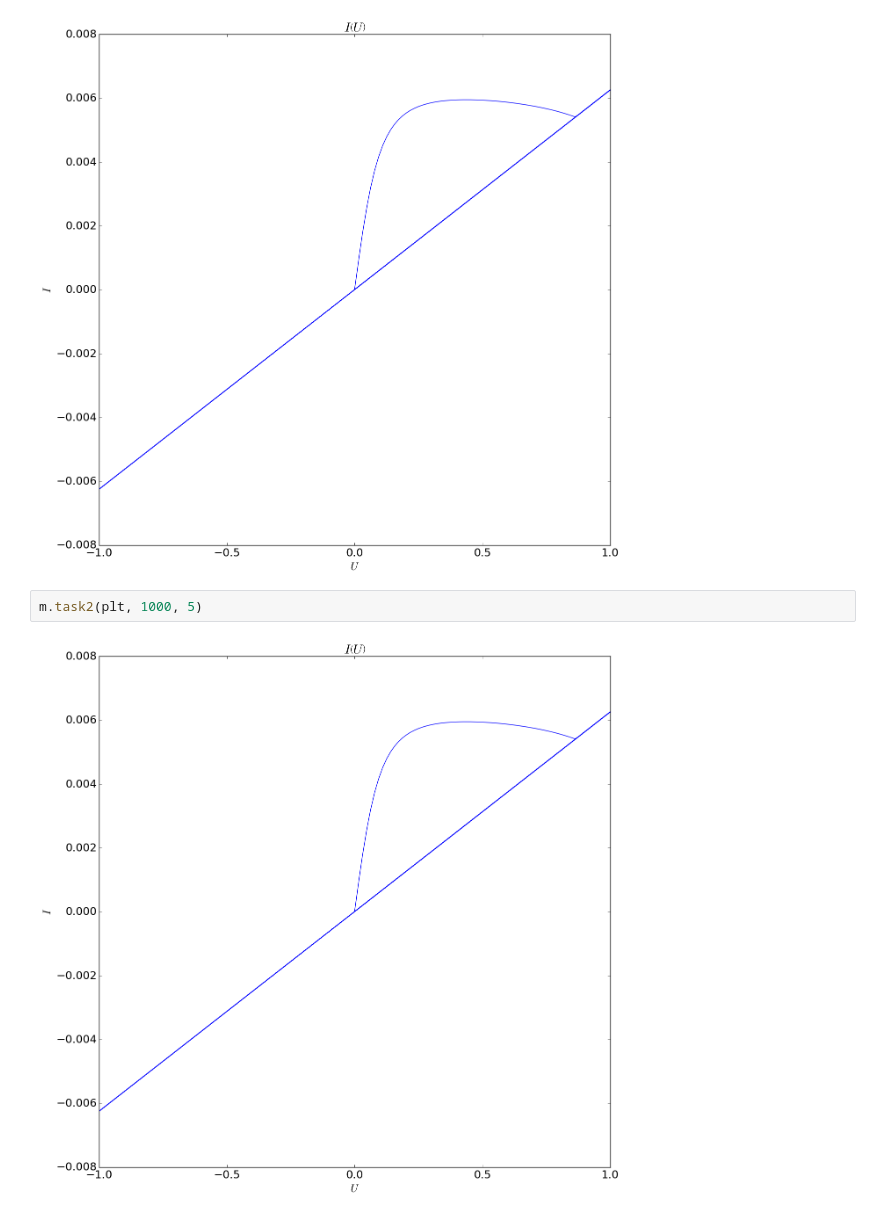
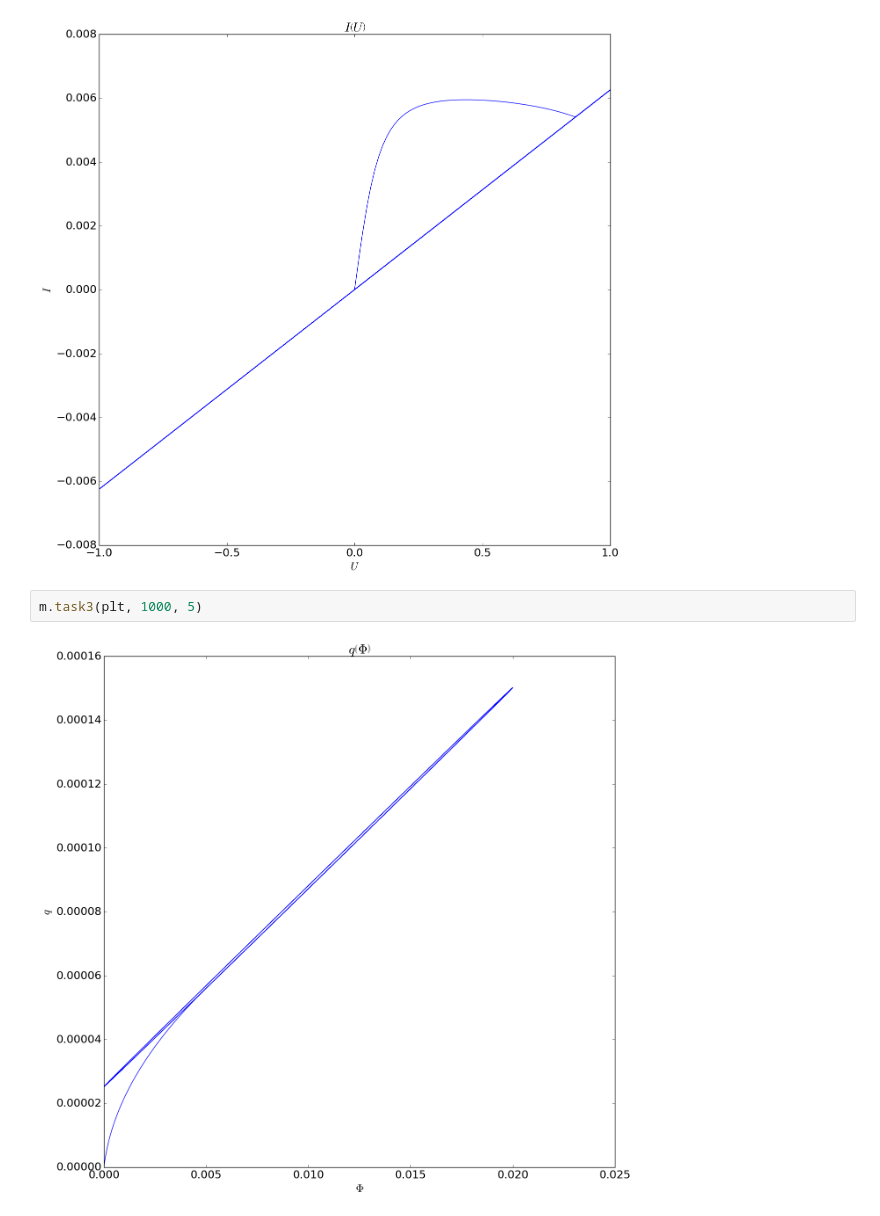
Before and after one commit to char-lie/physical-informatics, a Jupyter notebook: Lab5/lab5.ipynb, the cells around one changed output. Saved outputs shown, nothing was run; the diff lists cells and outputs as text.

Commit message:
Fixed lab5
Task 3 should come after task 2

```diff
--- a/Lab5/lab5.ipynb
+++ b/Lab5/lab5.ipynb
@@ -187,6 +187,6 @@ m.task2(plt, 1000, 5)
 # %% [output]
 [figure]
 # %%
-m.task2(plt, 1000, 5)
+m.task3(plt, 1000, 5)
 # %% [output]
-[figure, old version]
+[figure, new version]
```
